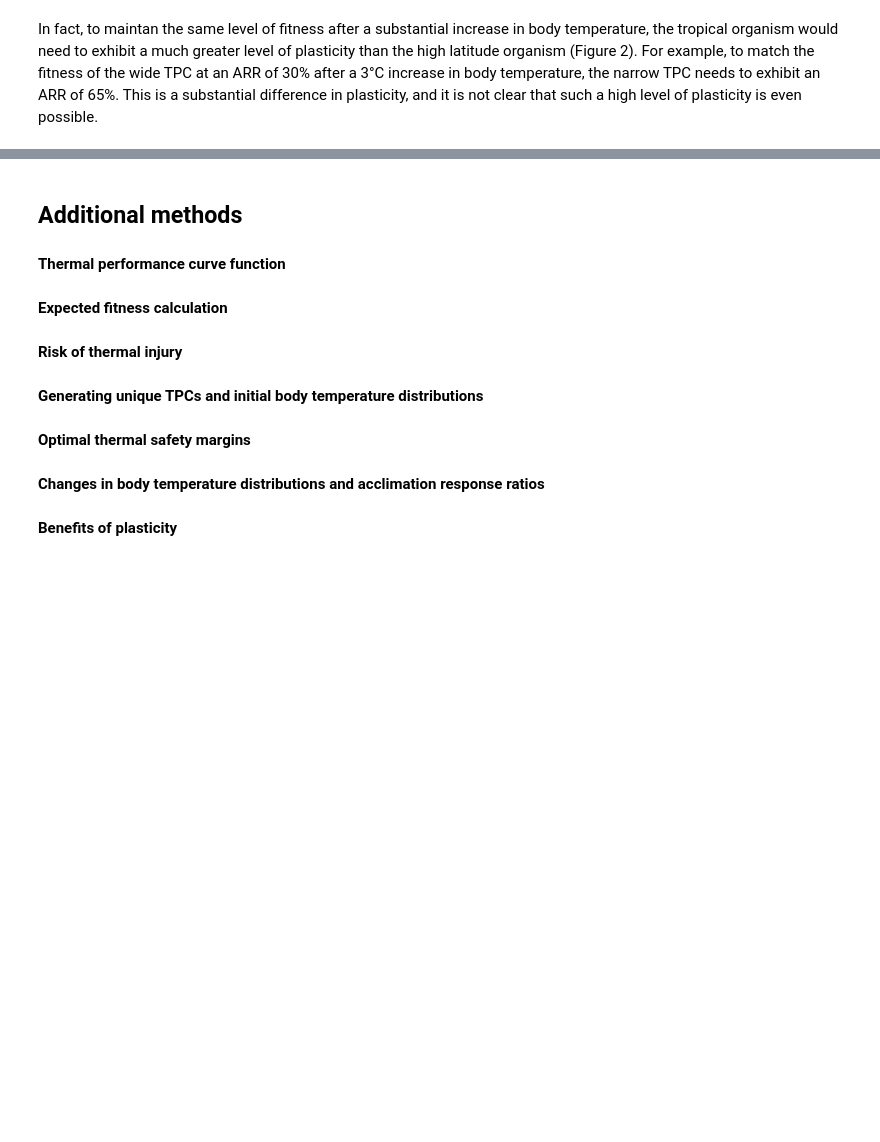
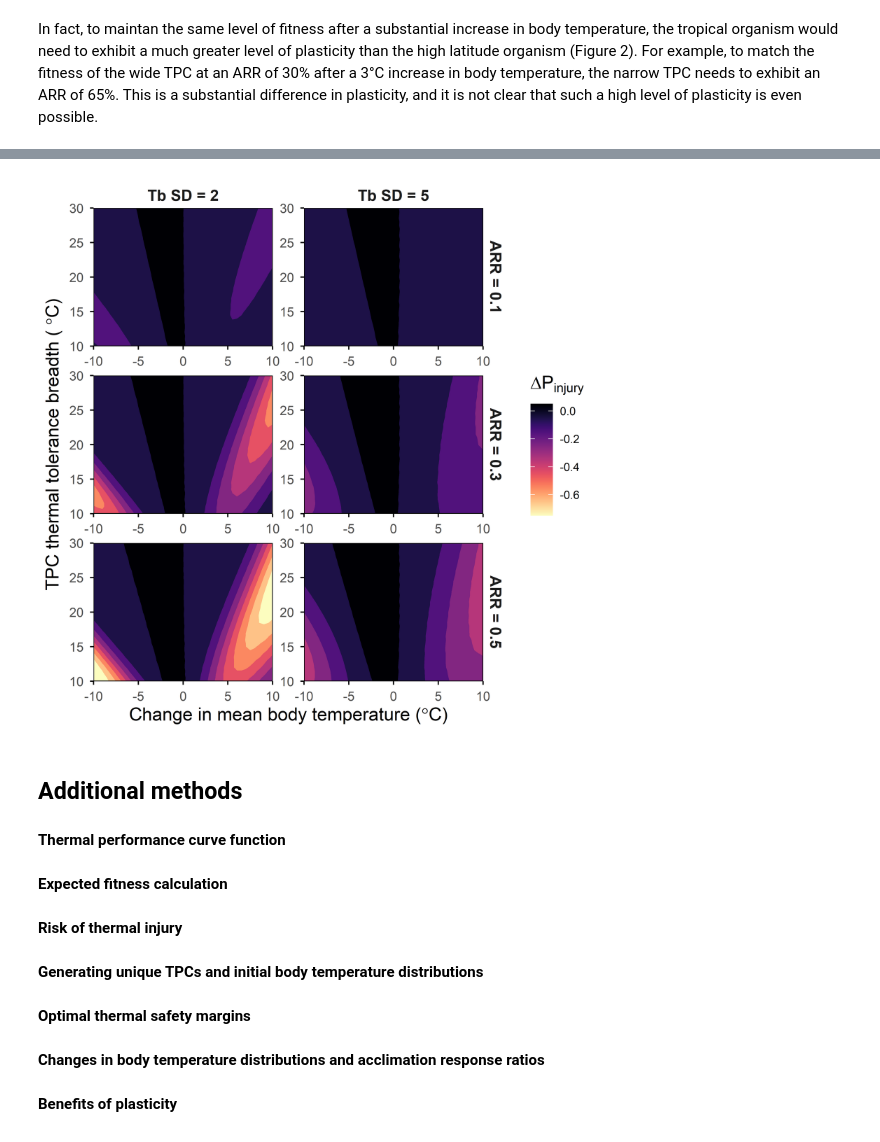
Before and after one commit to ggcostoya/plasticity_benefits, a Jupyter notebook: index.embed.ipynb, the cells around one changed output, grey strips where cells are left out. Drawn from its saved outputs; the diff is of its cells as text; code cells hidden in the pictures; blank space fills up the shorter version.

```diff
--- a/index.embed.ipynb
+++ b/index.embed.ipynb
@@ -290,3 +861,29 @@ ggplot() +
+# %%
+# plot
+grid |>
+  filter(sd_tb != 0) |>
+  ggplot(aes(x = mean_tb - topt, y = tbr)) +
+  metR::geom_contour_fill(aes(z = ptinj_p - ptinj_r)) +
+  scale_fill_viridis(option = "magma", direction = -1) +
+  scale_x_continuous(expand = c(0, 0)) +
+  scale_y_continuous(expand = c(0, 0)) +
+  facet_grid(rows = vars(arr_factor), cols = vars(sd_tb_factor), axes = "all") +
+  theme_minimal() +
+  theme(
+    axis.text = element_text(size = 10),
+    strip.text = element_text(size = 12, face = "bold"),
+    legend.title = element_text(size = 14, face = "bold"),
+    axis.title = element_text(size = 14, face = "bold"),
+    axis.ticks = element_line(),
+    panel.border = element_rect(fill = NA, color = "black")
+  ) +
+  labs(
+    x = expression("Change in mean body temperature (" * degree * "C)"),
+    y = expression("TPC thermal tolerance breadth ( " * degree * "C)"),
+    fill = expression(Delta * "P"[injury]),
+  )
+# %% [output]
+[figure, added]
 # %% [markdown]
 ## Additional methods
 
```
Also changed, not shown: parts of 15 cells of this notebook, 12 other files.
